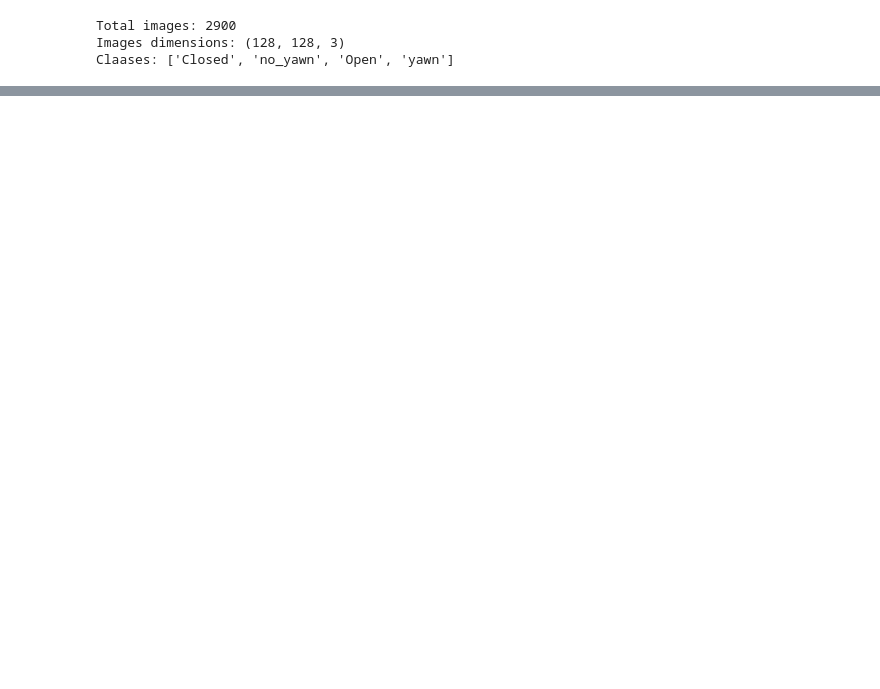
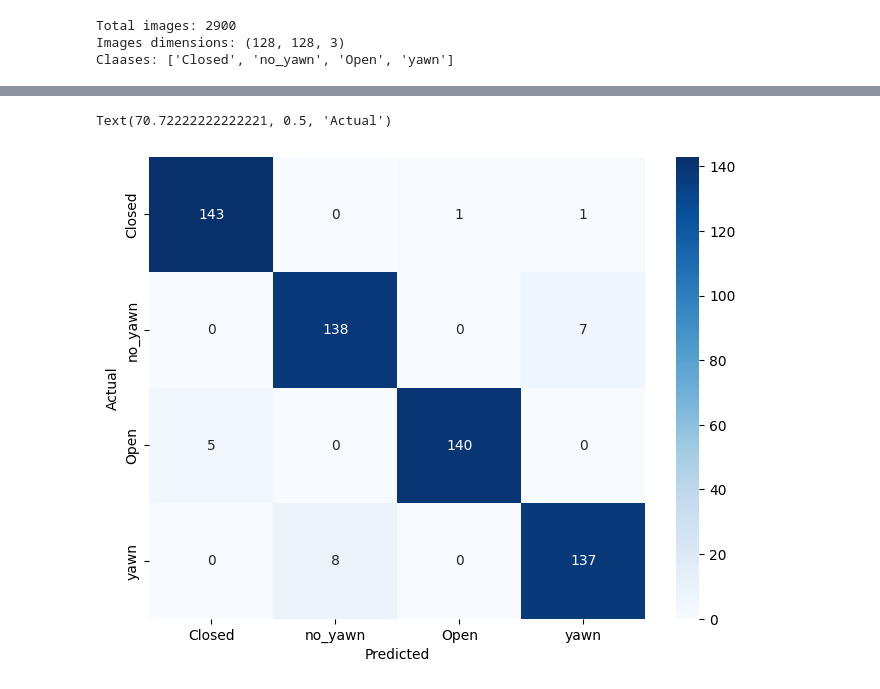
Before and after one commit to proximalmoss/drowsiness_detection_system, a Jupyter notebook: notebook/MODEL_TRAINING.ipynb, the cells around one changed output, grey strips where cells are left out. Saved outputs shown, nothing was run; the diff lists cells and outputs as text; code cells hidden in the pictures; blank space fills up the shorter version.

Commit message:
model training

```diff
--- a/notebook/MODEL_TRAINING.ipynb
+++ b/notebook/MODEL_TRAINING.ipynb
@@ -68,0 +135,29 @@ Claases: ['Closed', 'no_yawn', 'Open', 'yawn']
+# %%
+model_list=[]
+accuracy_list=[]
+
+for i in range(len(list(models))):
+    model_name=list(models.keys())[i]
+    model_func=list(models.values())[i]
+    model=model_func()
+
+    model.fit(x_train, y_train, validation_split=0.2, epochs=15, batch_size=32, verbose=0)
+
+    y_train_pred = model.predict(x_train)
+    y_test_pred = model.predict(x_test)
+
+    model_train_accuracy = evaluate_model(y_train, y_train_pred)
+    model_test_accuracy = evaluate_model(y_test, y_test_pred)
+
+    print(model_name)
+    model_list.append(model_name)
+
+    print('Model performance for Training set')
+    print("- Accuracy: {:.4f}".format(model_train_accuracy))
+    print('----------------------------------')
+
+    print('Model performance for Test set')
+    print("- Accuracy: {:.4f}".format(model_test_accuracy))
+    accuracy_list.append(model_test_accuracy)
+
+    print('='*35)
@@ -68,0 +189,7 @@ Claases: ['Closed', 'no_yawn', 'Open', 'yawn']
+# %%
+best_model=deep_cnn()
+best_model.fit(x_train, y_train, validation_data=(x_test, y_test), epochs=20, batch_size=32, verbose=1)
+
+y_pred=best_model.predict(x_test)
+accuracy=evaluate_model(y_test, y_pred) * 100
+print("Accuracy of the model is %.2f" %accuracy)
@@ -68,0 +214,12 @@ Claases: ['Closed', 'no_yawn', 'Open', 'yawn']
+# %%
+y_pred_classes=np.argmax(y_pred, axis=1)
+y_test_classes=np.argmax(y_test, axis=1)
+cm=confusion_matrix(y_test_classes, y_pred_classes)
+
+plt.figure(figsize=(8,6))
+sns.heatmap(cm, annot=True, fmt='d', cmap='Blues', xticklabels=classes, yticklabels=classes)
+plt.xlabel('Predicted')
+plt.ylabel('Actual')
+# %% [output]
+Text(70.72222222222221, 0.5, 'Actual')
+[figure, added]
```
Also changed, not shown: parts of 8 cells of this notebook.
